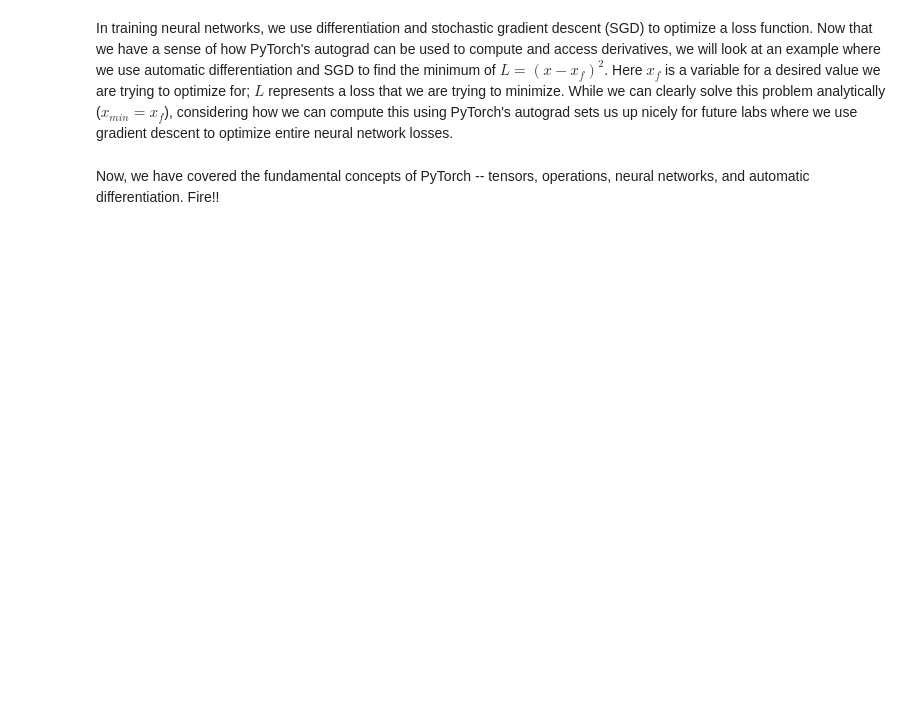
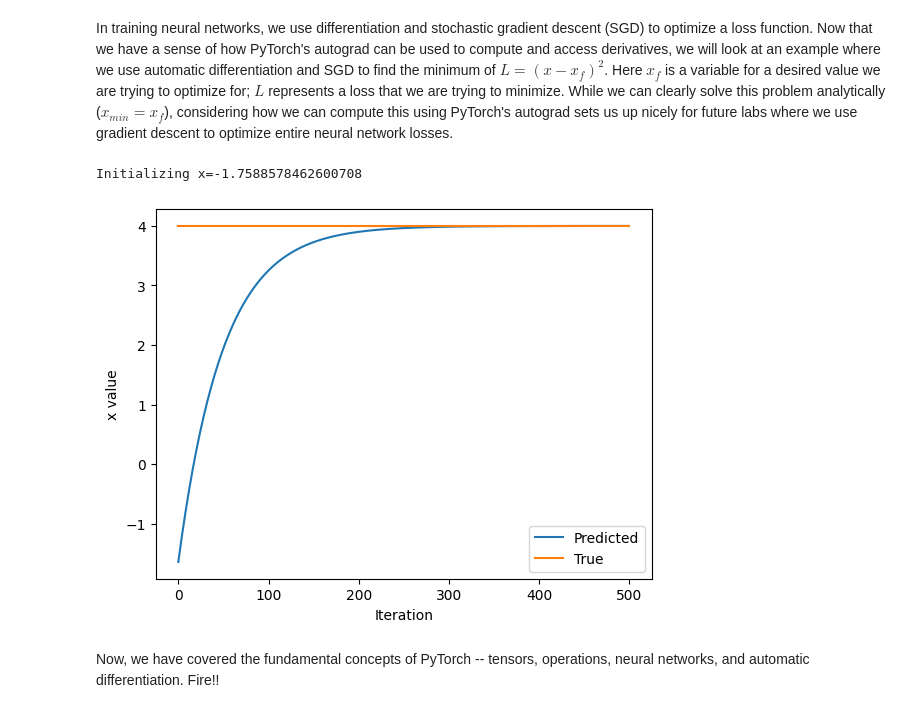
Before and after one commit to AkshitD23/MIT-practice, a Jupyter notebook: lab1/PT_Part1_Intro.ipynb, the cells around one changed output. Drawn from its saved outputs; the diff is of its cells as text; code cells hidden in the pictures; blank space fills up the shorter version.

Commit message:
TODO changes

```diff
--- a/lab1/PT_Part1_Intro.ipynb
+++ b/lab1/PT_Part1_Intro.ipynb
@@ -337,33 +359,36 @@ In training neural networks, we use differentiation and stochastic gradient desc
 x = torch.randn(1)
 print(f"Initializing x={x.item()}")
 
 learning_rate = 1e-2  # Learning rate
 history = []
 x_f = 4  # Target value
 
 
 # We will run gradient descent for a number of iterations. At each iteration, we compute the loss,
 #   compute the derivative of the loss with respect to x, and perform the update.
 for i in range(500):
     x = torch.tensor([x], requires_grad=True)
 
     # TODO: Compute the loss as the square of the difference between x and x_f
-    loss = # TODO
+    loss = (x - x_f) ** 2
 
     # Backpropagate through the loss to compute gradients
     loss.backward()
 
     # Update x with gradient descent
     x = x.item() - learning_rate * x.grad
 
     history.append(x.item())
 
 # Plot the evolution of x as we optimize toward x_f!
 plt.plot(history)
 plt.plot([0, 500], [x_f, x_f])
 plt.legend(('Predicted', 'True'))
 plt.xlabel('Iteration')
 plt.ylabel('x value')
 plt.show()
+# %% [output]
+Initializing x=-1.7588578462600708
+[figure, added]
 # %% [markdown]
 Now, we have covered the fundamental concepts of PyTorch -- tensors, operations, neural networks, and automatic differentiation. Fire!!
```
Also changed, not shown: parts of 10 cells of this notebook.
